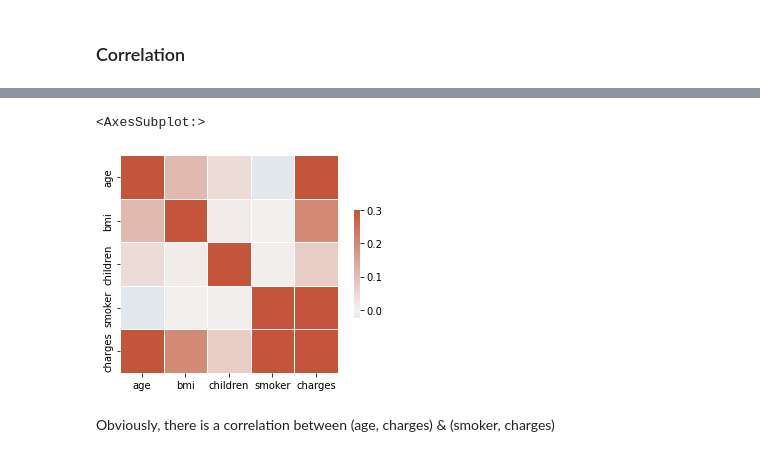
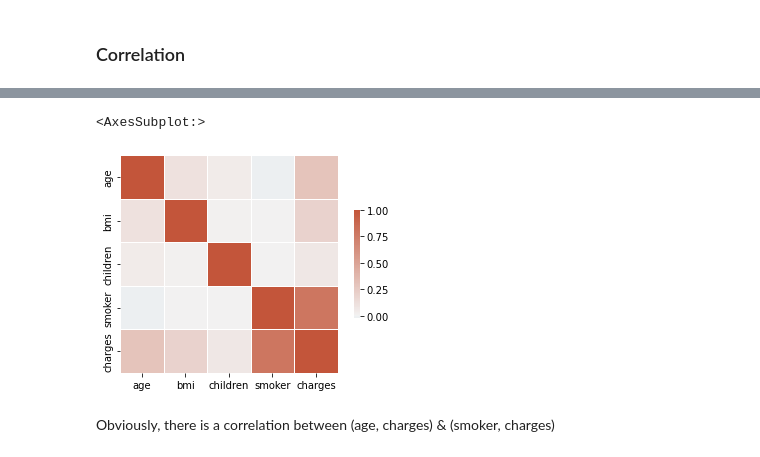
Before and after one commit to amjadalbaba/Health_Insurance_Cost_Predictor, a Jupyter notebook: EDA/eda.ipynb, the cells around one changed output, grey strips where cells are left out. Saved outputs shown, nothing was run; the diff lists cells and outputs as text; code cells hidden in the pictures.

```diff
--- a/EDA/eda.ipynb
+++ b/EDA/eda.ipynb
@@ -31,11 +40,11 @@ all_data.shape
 # %%
 cmap = sns.diverging_palette(230, 20, as_cmap=True)
 
-sns.heatmap(all_data.corr(), cmap = cmap, vmax=.3, center=0,
+sns.heatmap(all_data.corr(), cmap = cmap, vmax=1, center=0,
             square=True, linewidths=.5, cbar_kws={"shrink": .5})
 # %% [output]
 <AxesSubplot:>
-[figure, old version]
+[figure, new version]
 # %% [markdown]
 Obviously, there is a correlation between (age, charges) & (smoker, charges)
 # %% [markdown]
```
Also changed, not shown: parts of 5 cells of this notebook.
